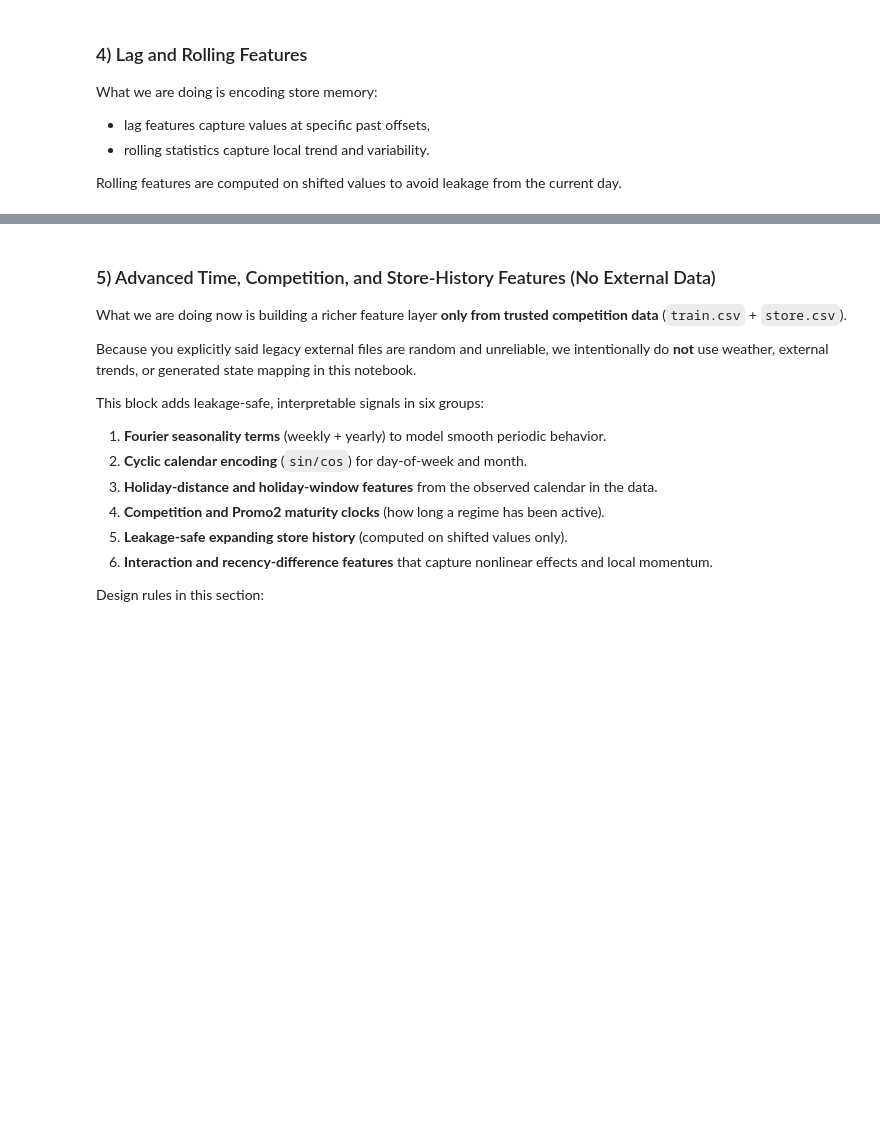
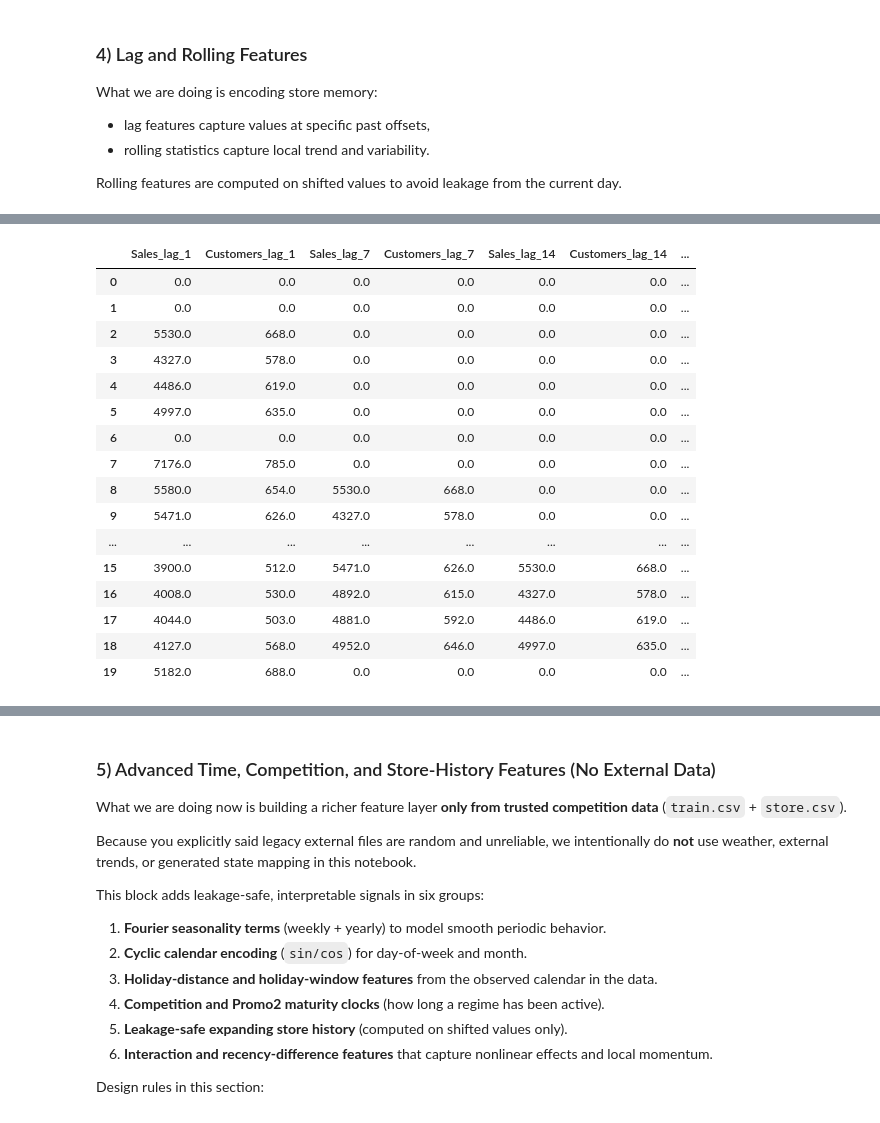
Before and after one commit to Nima-Enigma/ML_Project, a Jupyter notebook: solution/phase1_phase2.ipynb, the cells around one changed output, grey strips where cells are left out. Saved outputs shown, nothing was run; the diff lists cells and outputs as text; code cells hidden in the pictures; blank space fills up the shorter version.

```diff
--- a/solution/phase1_phase2.ipynb
+++ b/solution/phase1_phase2.ipynb
@@ -236,3 +349,8 @@ plt.show()
 What we are doing is a left join on `Store` so every sales row remains present while store attributes are attached.
 
 After merge, we sort by `Store, Date` to make sequential feature generation consistent.
+# %%
+# Merge sales with store metadata (left join keeps all train rows)
+df = train_df.merge(store_df, on='Store', how='left').sort_values(['Store', 'Date']).reset_index(drop=True)
+print('Merged shape:', df.shape)
+df.head()
@@ -250,3 +453,13 @@ We also create semantic promo features (`is_promo2`, `promo2_running`, `is_promo
 What we are doing is adding calendar-derived predictors (year, month, week, weekday, weekend).
 
 These are foundational because retail demand often has strong calendar structure.
+# %%
+# Core calendar features (simple and strong baseline for tree models)
+df['year'] = df['Date'].dt.year
+df['month'] = df['Date'].dt.month
+df['weekofyear'] = df['Date'].dt.isocalendar().week.astype(int)
+df['day'] = df['Date'].dt.day
+df['dayofweek'] = df['Date'].dt.dayofweek
+df['is_weekend'] = (df['dayofweek'] >= 5).astype(int)
+
+df[['Date', 'year', 'month', 'weekofyear', 'day', 'dayofweek', 'is_weekend']].head()
@@ -258,3 +478,54 @@ What we are doing is encoding store memory:
 - rolling statistics capture local trend and variability.
 
 Rolling features are computed on shifted values to avoid leakage from the current day.
+# %%
+lag_list = [1, 7, 14, 28]
+roll_windows = [7, 14, 28, 56]
+
+lag_feature_cols = []
+roll_mean_cols = []
+roll_std_cols = []
+
+for lag in lag_list:
+    sales_lag_col = f'Sales_lag_{lag}'
+    customers_lag_col = f'Customers_lag_{lag}'
+
+    df[sales_lag_col] = df.groupby('Store')['Sales'].shift(lag)
+    df[customers_lag_col] = df.groupby('Store')['Customers'].shift(lag)
+
+    lag_feature_cols.extend([sales_lag_col, customers_lag_col])
+
+shifted_sales = df.groupby('Store')['Sales'].shift(1)
+shifted_customers = df.groupby('Store')['Customers'].shift(1)
+
+for w in roll_windows:
+    sales_roll_mean_col = f'Sales_roll_mean_{w}'
+    sales_roll_std_col = f'Sales_roll_std_{w}'
+    customers_roll_mean_col = f'Customers_roll_mean_{w}'
+    customers_roll_std_col = f'Customers_roll_std_{w}'
+
+    df[sales_roll_mean_col] = shifted_sales.groupby(df['Store']).rolling(window=w, min_periods=1).mean().reset_index(level=0, drop=True)
+    df[sales_roll_std_col] = shifted_sales.groupby(df['Store']).rolling(window=w, min_periods=1).std().reset_index(level=0, drop=True)
+
+    df[customers_roll_mean_col] = shifted_customers.groupby(df['Store']).rolling(window=w, min_periods=1).mean().reset_index(level=0, drop=True)
+    df[customers_roll_std_col] = shifted_customers.groupby(df['Store']).rolling(window=w, min_periods=1).std().reset_index(level=0, drop=True)
+
+    roll_mean_cols.extend([sales_roll_mean_col, customers_roll_mean_col])
+    roll_std_cols.extend([sales_roll_std_col, customers_roll_std_col])
+
+generated_ts_cols = lag_feature_cols + roll_mean_cols + roll_std_cols
+missing_before = df[generated_ts_cols].isna().sum().sum()
+
+# Keep missing-pattern information explicitly
+for col in generated_ts_cols:
+    df[f'{col}_missing'] = df[col].isna().astype('int8')
+
+# Safe imputation for time-series engineered features (no future-value borrowing)
+df[lag_feature_cols + roll_mean_cols] = df[lag_feature_cols + roll_mean_cols].fillna(0.0)
+df[roll_std_cols] = df[roll_std_cols].fillna(0.0)
+
+missing_after = df[generated_ts_cols].isna().sum().sum()
+print(f'Missing in lag/rolling features - before: {missing_before:,} | after: {missing_after:,}')
+
+df.filter(regex='Sales_lag|Customers_lag|Sales_roll|Customers_roll').head(20)
+# %% [output]
@@ -260,0 +533,17 @@ Rolling features are computed on shifted values to avoid leakage from the curren
+|  | Sales_lag_1 | Customers_lag_1 | Sales_lag_7 | Customers_lag_7 | Sales_lag_14 | Customers_lag_14 | ... |
+| 0 | 0.0 | 0.0 | 0.0 | 0.0 | 0.0 | 0.0 | ... |
+| 1 | 0.0 | 0.0 | 0.0 | 0.0 | 0.0 | 0.0 | ... |
+| 2 | 5530.0 | 668.0 | 0.0 | 0.0 | 0.0 | 0.0 | ... |
+| 3 | 4327.0 | 578.0 | 0.0 | 0.0 | 0.0 | 0.0 | ... |
+| 4 | 4486.0 | 619.0 | 0.0 | 0.0 | 0.0 | 0.0 | ... |
+| 5 | 4997.0 | 635.0 | 0.0 | 0.0 | 0.0 | 0.0 | ... |
+| 6 | 0.0 | 0.0 | 0.0 | 0.0 | 0.0 | 0.0 | ... |
+| 7 | 7176.0 | 785.0 | 0.0 | 0.0 | 0.0 | 0.0 | ... |
+| 8 | 5580.0 | 654.0 | 5530.0 | 668.0 | 0.0 | 0.0 | ... |
+| 9 | 5471.0 | 626.0 | 4327.0 | 578.0 | 0.0 | 0.0 | ... |
+| ... | ... | ... | ... | ... | ... | ... | ... |
+| 15 | 3900.0 | 512.0 | 5471.0 | 626.0 | 5530.0 | 668.0 | ... |
+| 16 | 4008.0 | 530.0 | 4892.0 | 615.0 | 4327.0 | 578.0 | ... |
+| 17 | 4044.0 | 503.0 | 4881.0 | 592.0 | 4486.0 | 619.0 | ... |
+| 18 | 4127.0 | 568.0 | 4952.0 | 646.0 | 4997.0 | 635.0 | ... |
+| 19 | 5182.0 | 688.0 | 0.0 | 0.0 | 0.0 | 0.0 | ... |
```
Also changed, not shown: parts of 19 cells of this notebook.
